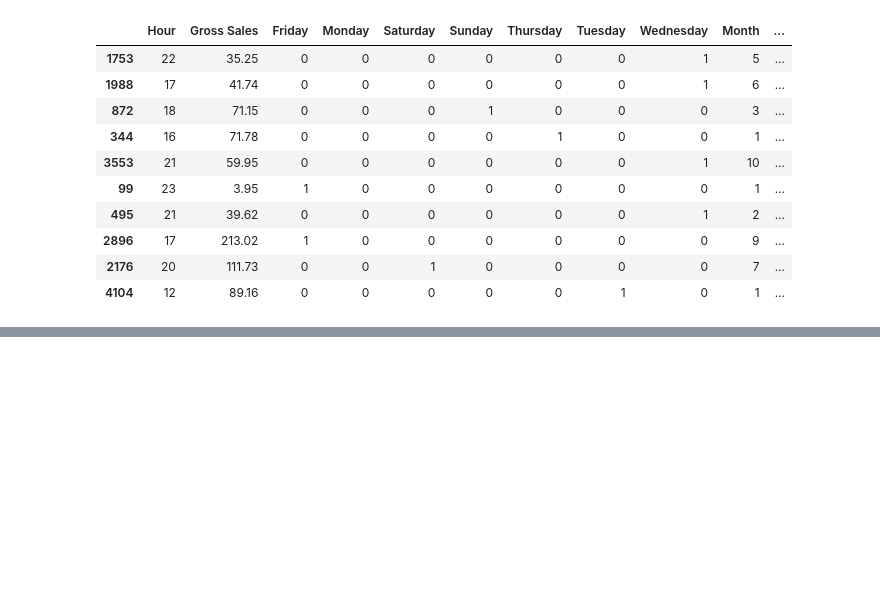
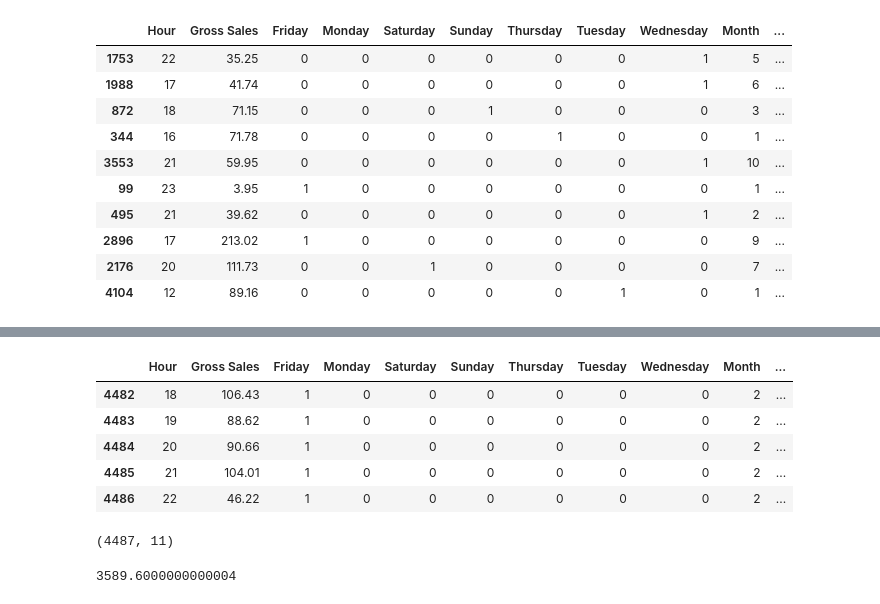
Before and after one commit to jtwang1027/business_analysis, a Jupyter notebook: multiple_linear_regression.ipynb, the cells around one changed output, grey strips where cells are left out. Drawn from its saved outputs; the diff is of its cells as text; code cells hidden in the pictures; blank space fills up the shorter version.

```diff
--- a/multiple_linear_regression.ipynb
+++ b/multiple_linear_regression.ipynb
@@ -29,3 +49,12 @@ data1.sample(10)
+# %%
+data1.tail(5) #we can confirm the data is sorted from 2019 -2020 with the final dates collected in Feb
+# %% [output]
+|  | Hour | Gross Sales | Friday | Monday | Saturday | Sunday | Thursday | Tuesday | Wednesday | Month | ... |
+| 4482 | 18 | 106.43 | 1 | 0 | 0 | 0 | 0 | 0 | 0 | 2 | ... |
+| 4483 | 19 | 88.62 | 1 | 0 | 0 | 0 | 0 | 0 | 0 | 2 | ... |
+| 4484 | 20 | 90.66 | 1 | 0 | 0 | 0 | 0 | 0 | 0 | 2 | ... |
+| 4485 | 21 | 104.01 | 1 | 0 | 0 | 0 | 0 | 0 | 0 | 2 | ... |
+| 4486 | 22 | 46.22 | 1 | 0 | 0 | 0 | 0 | 0 | 0 | 2 | ... |
 # %%
 y=data1['Gross Sales']
 X= data1.drop(['Gross Sales'],axis=1)
@@ -35,0 +62,8 @@ xtrain, xtest, ytrain, ytest = train_test_split(X,y, test_size = 0.25, random_st
+# %%
+X.shape
+# %% [output]
+(4487, 11)
+# %%
+4487*.8
+# %% [output]
+3589.6000000000004
```
Also changed, not shown: parts of 15 cells of this notebook.
